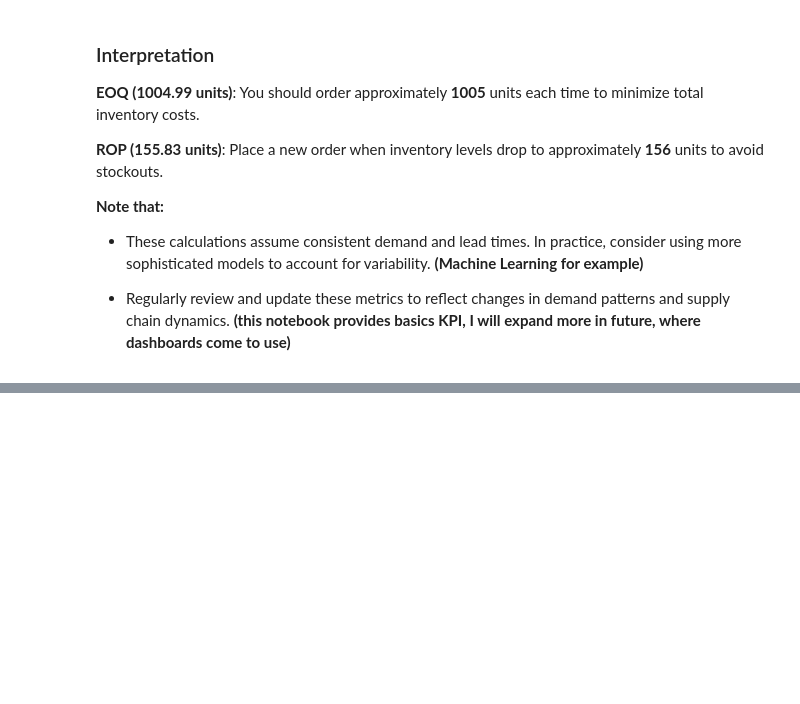
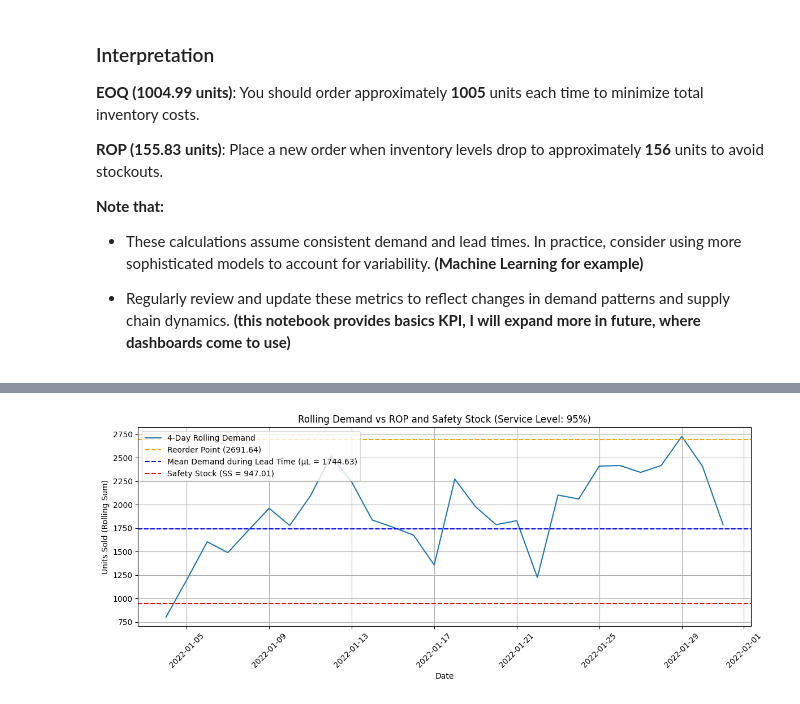
Before and after one commit to laithrasheed/Data-Science-Projects, a Jupyter notebook: Supply Chains Domain Knowledge/Coursera Specialization - Leverage Data Science for a More Agile Supply Chain/Practical notes with numeric data.ipynb, the cells around one changed output, grey strips where cells are left out. Cells and saved outputs as stored; diff of their text form; code cells hidden in the pictures; blank space fills up the shorter version.

```diff
--- a/Supply Chains Domain Knowledge/Coursera Specialization - Leverage Data Science for a More Agile Supply Chain/Practical notes with numeric data.ipynb
+++ b/Supply Chains Domain Knowledge/Coursera Specialization - Leverage Data Science for a More Agile Supply Chain/Practical notes with numeric data.ipynb
@@ -562,0 +708,19 @@ df_sim.head(12)
+# %%
+lead_time_rounded = round(avg_lead_time_ss)  # Typically 4 days in your case
+df_reorder_ss['Rolling Demand'] = df_reorder_ss['Unit Sold'].rolling(window=lead_time_rounded).sum()
+
+plt.figure(figsize=(12, 5))
+plt.plot(df_reorder_ss['Date'], df_reorder_ss['Rolling Demand'], label=f'{lead_time_rounded}-Day Rolling Demand')
+plt.axhline(rop, color='orange', linestyle='--', label=f'Reorder Point ({rop:.2f})')
+plt.axhline(mu_l, color='blue', linestyle='--', label=f'Mean Demand during Lead Time (μL = {mu_l:.2f})')
+plt.axhline(ss, color='red', linestyle='--', label=f'Safety Stock (SS = {ss:.2f})')
+plt.title(f'Rolling Demand vs ROP and Safety Stock (Service Level: {service_level*100:.0f}%)')
+plt.xlabel('Date')
+plt.ylabel('Units Sold (Rolling Sum)')
+plt.legend()
+plt.xticks(rotation=45)
+plt.grid(True)
+plt.tight_layout()
+plt.show()
+# %% [output]
+[figure, added]
```
Also changed, not shown: parts of 21 cells of this notebook, 3 other files.
